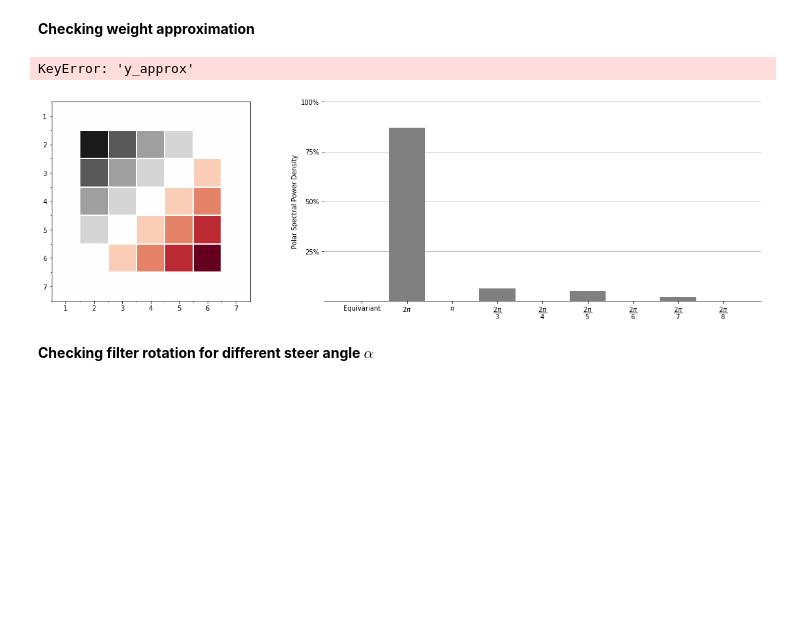
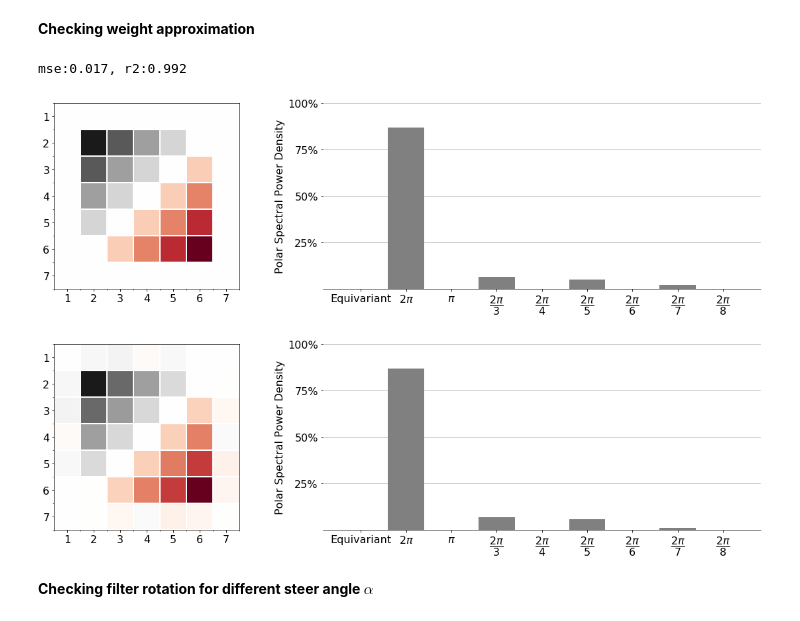
Before and after one commit to gabriel-lepetitaimon/steered-fcnn, a Jupyter notebook: notebooks/ImplementationCheck/OrientednessAnalysis.ipynb, the cells around one changed output. Saved outputs shown, nothing was run; the diff lists cells and outputs as text; code cells hidden in the pictures; blank space fills up the shorter version.

```diff
--- a/notebooks/ImplementationCheck/OrientednessAnalysis.ipynb
+++ b/notebooks/ImplementationCheck/OrientednessAnalysis.ipynb
@@ -222,11 +280,12 @@ tensor([[[     0.000,     -0.000,      0.000,      0.000,      0.290,
 **Checking weight approximation**
 # %%
 plot_filter(K[0,0], spd=True)
-plot_filter(info1['y_approx'][0,0], spd=True)
-print(f'mse:{info1["mse"]:.3f}, r2:{info1["r2"]:.3f}')
+plot_filter(info['y_approx'][0,0], spd=True)
+print(f'mse:{info["mse"]:.3f}, r2:{info["r2"]:.3f}')
 # %% [output]
-KeyError: 'y_approx'
+mse:0.017, r2:0.992
-[figure, old version]
+[figure, new version]
+[figure, added]
 # %% [markdown]
 **Checking filter rotation for different steer angle $\alpha$**
 # %%
```
Also changed, not shown: parts of 16 cells of this notebook, 2 other files.
